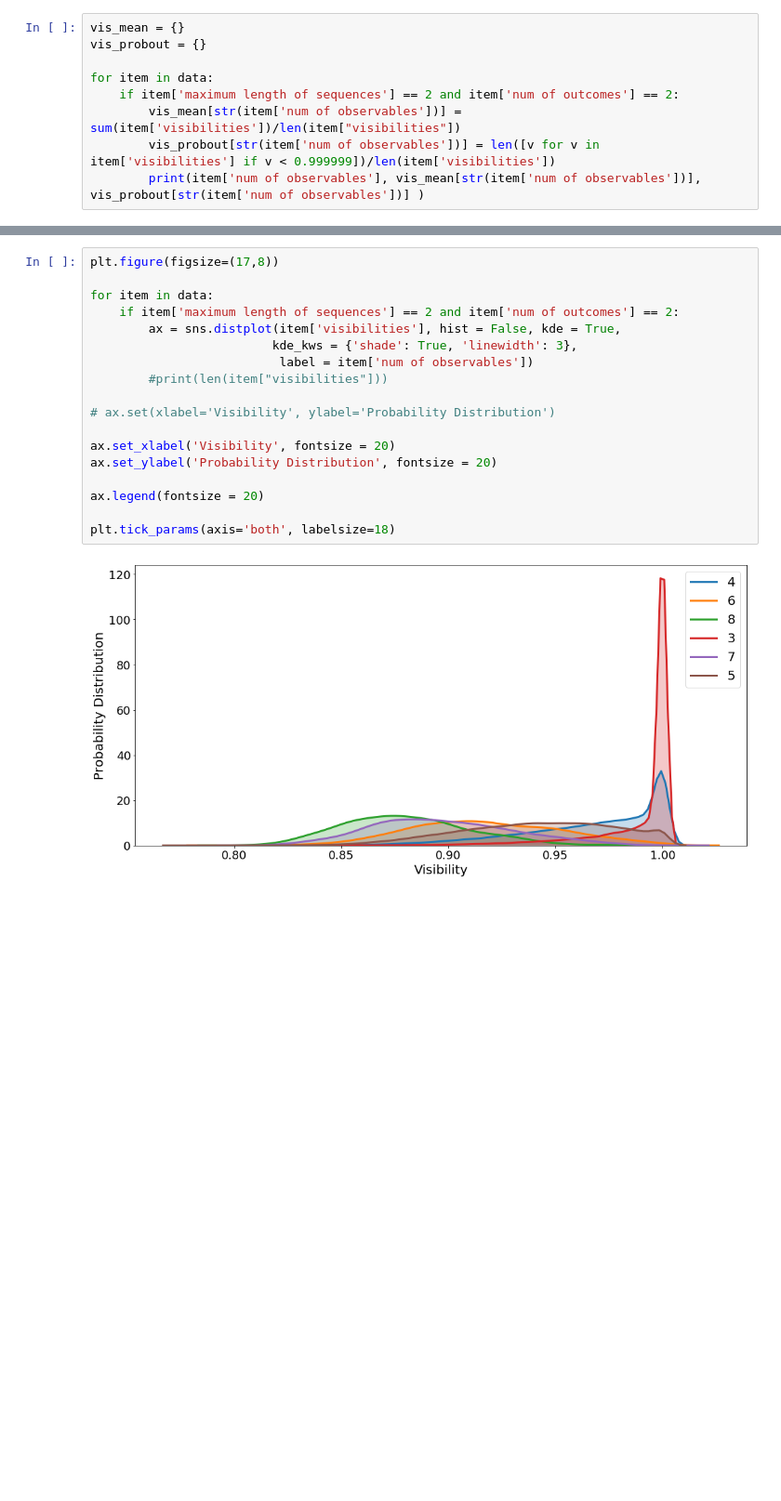
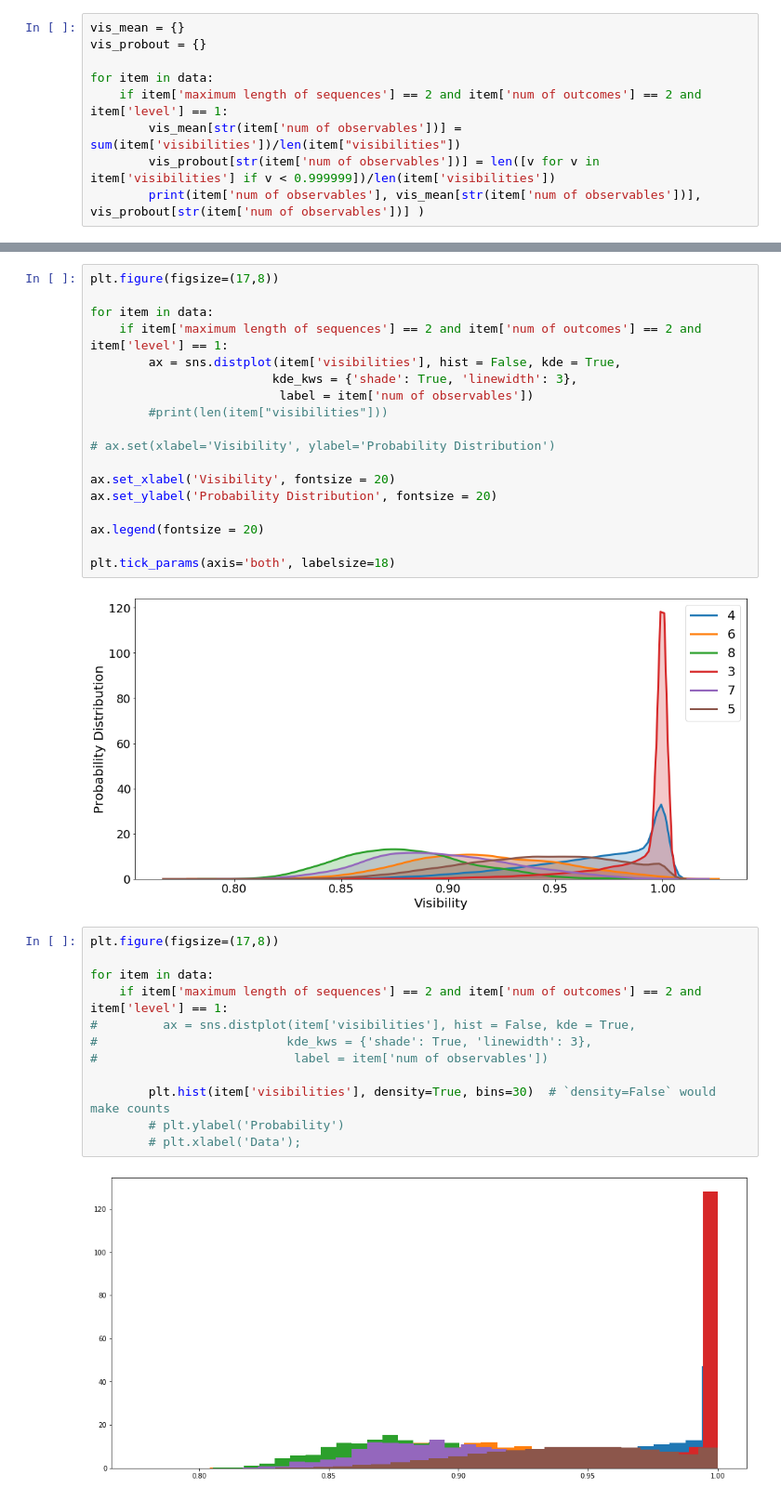
Before and after one commit to adelshb/Bounding-the-dimension-of-quantum-systems-with-sequential-measurements, a Jupyter notebook: public/Distribution of visibility in M22.ipynb, the cells around one changed output, grey strips where cells are left out. Shown at 93% size. Cells and saved outputs as stored; diff of their text form; blank space fills up the shorter version.

```diff
--- a/public/Distribution of visibility in M22.ipynb
+++ b/public/Distribution of visibility in M22.ipynb
@@ -28,7 +30,7 @@ vis_mean = {}
 vis_probout = {}
 
 for item in data:
-    if item['maximum length of sequences'] == 2 and item['num of outcomes'] == 2:
+    if item['maximum length of sequences'] == 2 and item['num of outcomes'] == 2 and item['level'] == 1:
         vis_mean[str(item['num of observables'])] = sum(item['visibilities'])/len(item["visibilities"])
         vis_probout[str(item['num of observables'])] = len([v for v in item['visibilities'] if v < 0.999999])/len(item['visibilities'])
         print(item['num of observables'], vis_mean[str(item['num of observables'])], vis_probout[str(item['num of observables'])] )
@@ -79,7 +81,7 @@ plt.show()
 plt.figure(figsize=(17,8))
 
 for item in data:
-    if item['maximum length of sequences'] == 2 and item['num of outcomes'] == 2:
+    if item['maximum length of sequences'] == 2 and item['num of outcomes'] == 2 and item['level'] == 1:
         ax = sns.distplot(item['visibilities'], hist = False, kde = True,
                          kde_kws = {'shade': True, 'linewidth': 3},
                           label = item['num of observables'])
@@ -95,3 +97,17 @@ ax.legend(fontsize = 20)
 plt.tick_params(axis='both', labelsize=18)
 # %% [output]
 [figure]
+# %%
+plt.figure(figsize=(17,8))
+
+for item in data:
+    if item['maximum length of sequences'] == 2 and item['num of outcomes'] == 2 and item['level'] == 1:
+#         ax = sns.distplot(item['visibilities'], hist = False, kde = True,
+#                          kde_kws = {'shade': True, 'linewidth': 3},
+#                           label = item['num of observables'])
+
+        plt.hist(item['visibilities'], density=True, bins=30)  # `density=False` would make counts
+        # plt.ylabel('Probability')
+        # plt.xlabel('Data');
+# %% [output]
+[figure, added]
```
Also changed, not shown: parts of 7 cells of this notebook.
